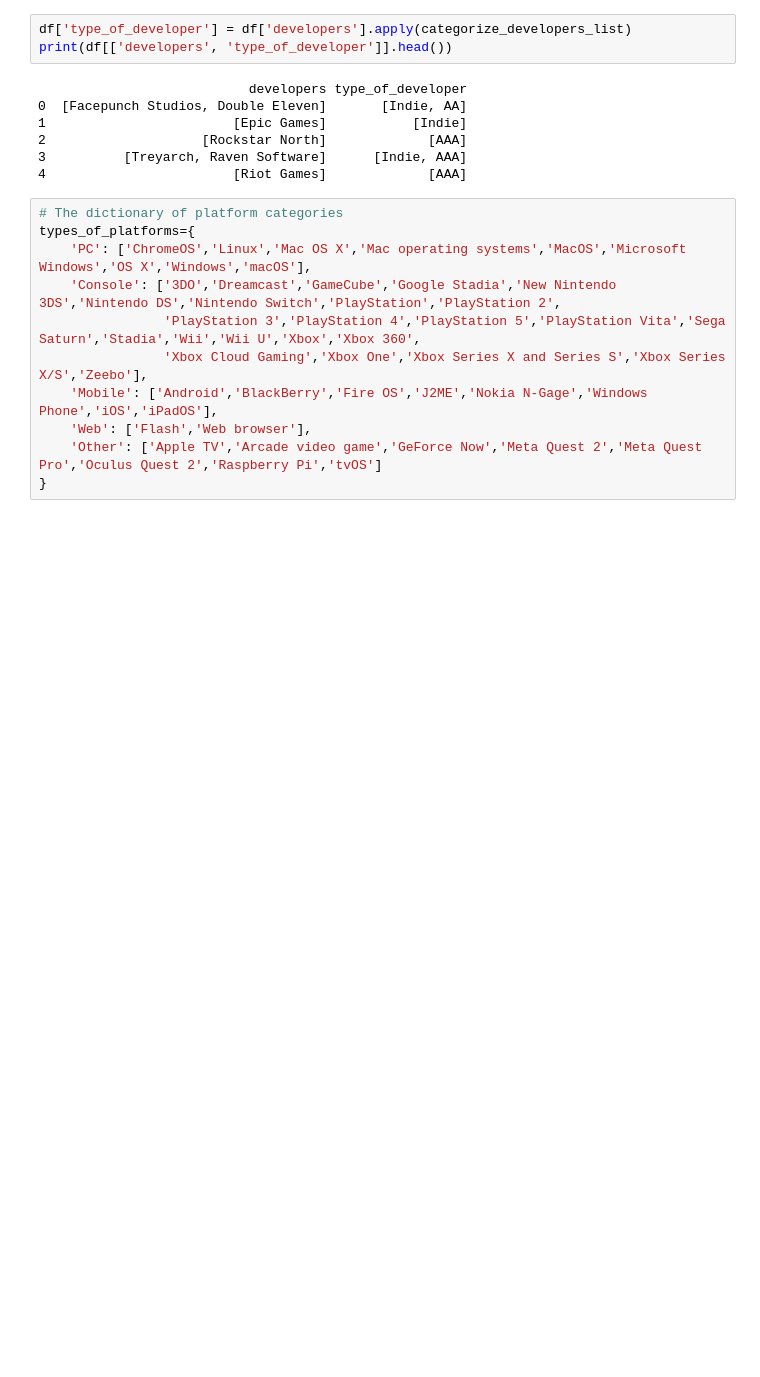
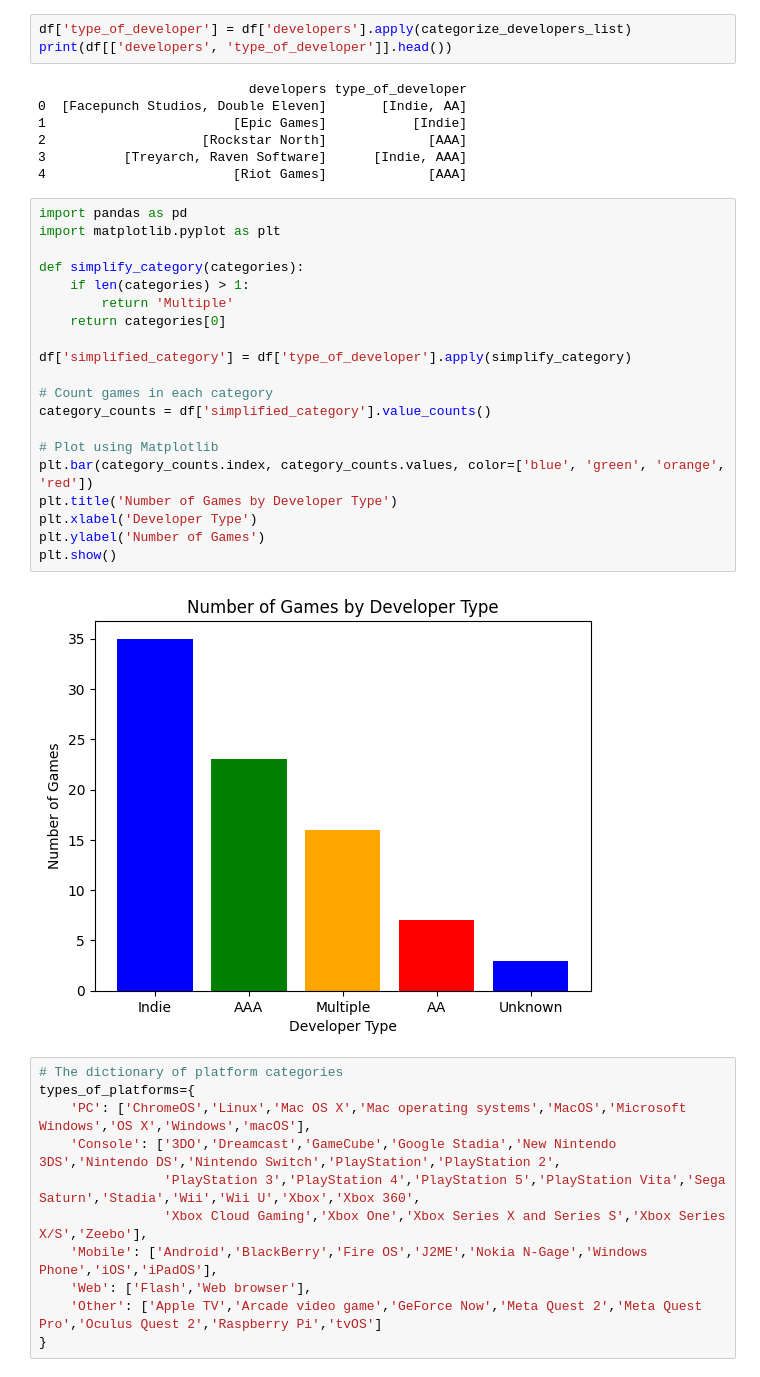
Before and after one commit to evanp28/is310-final-project, a Jupyter notebook: cleaning-data.ipynb, the cells around one changed output. Cells and saved outputs as stored; diff of their text form; blank space fills up the shorter version.

```diff
--- a/cleaning-data.ipynb
+++ b/cleaning-data.ipynb
@@ -110,6 +110,28 @@ print(df[['developers', 'type_of_developer']].head())
 2                    [Rockstar North]             [AAA]
 3          [Treyarch, Raven Software]      [Indie, AAA]
 4                        [Riot Games]             [AAA]
+# %%
+import pandas as pd
+import matplotlib.pyplot as plt
+
+def simplify_category(categories):
+    if len(categories) > 1:
+        return 'Multiple'
+    return categories[0]
+
+df['simplified_category'] = df['type_of_developer'].apply(simplify_category)
+
+# Count games in each category
+category_counts = df['simplified_category'].value_counts()
+
+# Plot using Matplotlib
+plt.bar(category_counts.index, category_counts.values, color=['blue', 'green', 'orange', 'red'])
+plt.title('Number of Games by Developer Type')
+plt.xlabel('Developer Type')
+plt.ylabel('Number of Games')
+plt.show()
+# %% [output]
+[figure, added]
 # %%
 # The dictionary of platform categories
 types_of_platforms={
```
Also changed, not shown: parts of 1 cell of this notebook.
